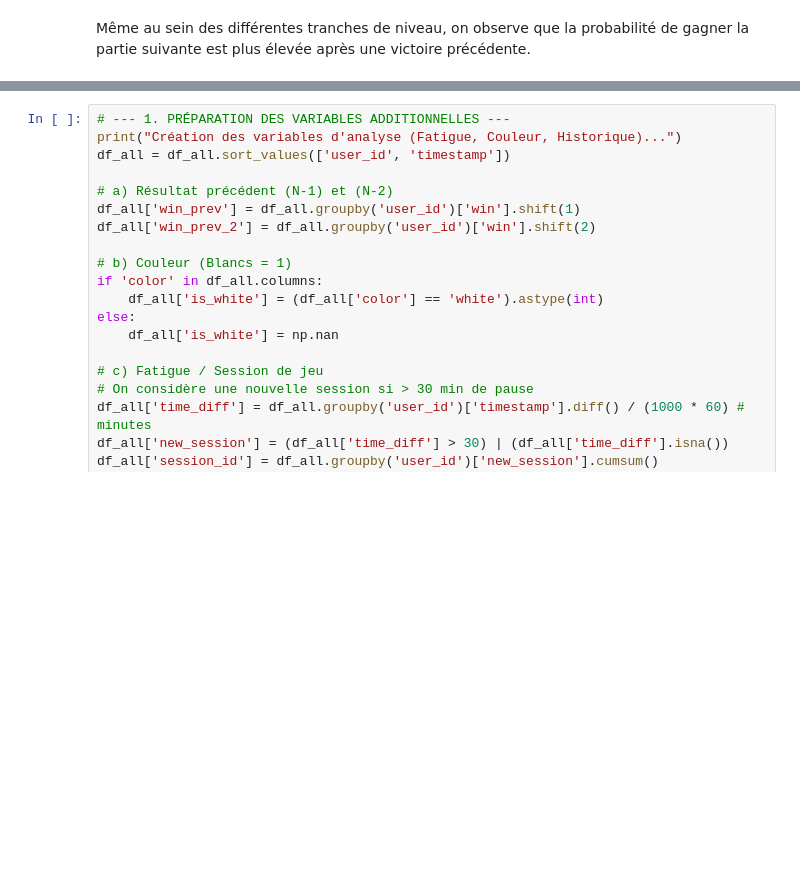
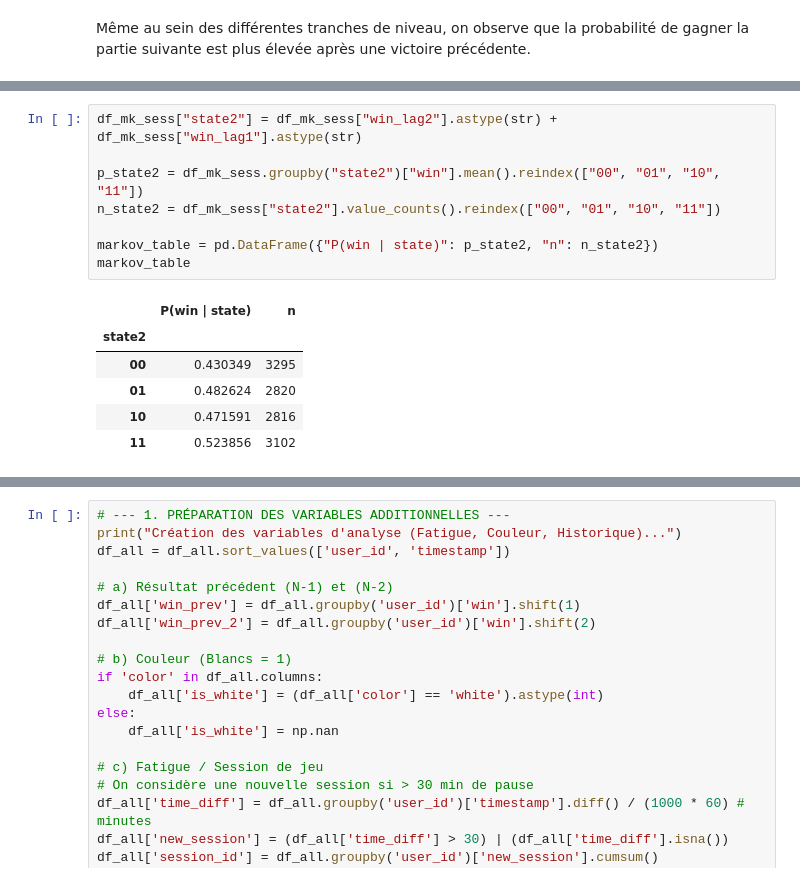
Before and after one commit to tristanTRT/Projet-info-2A, a Jupyter notebook: Scripts_analyse_data/Analyse_data.ipynb, the cells around one changed output, grey strips where cells are left out. Saved outputs shown, nothing was run; the diff lists cells and outputs as text; blank space fills up the shorter version.

```diff
--- a/Scripts_analyse_data/Analyse_data.ipynb
+++ b/Scripts_analyse_data/Analyse_data.ipynb
@@ -390,0 +582,15 @@ Même au sein des différentes tranches de niveau, on observe que la probabilit
+# %%
+df_mk_sess["state2"] = df_mk_sess["win_lag2"].astype(str) + df_mk_sess["win_lag1"].astype(str)
+
+p_state2 = df_mk_sess.groupby("state2")["win"].mean().reindex(["00", "01", "10", "11"])
+n_state2 = df_mk_sess["state2"].value_counts().reindex(["00", "01", "10", "11"])
+
+markov_table = pd.DataFrame({"P(win | state)": p_state2, "n": n_state2})
+markov_table
+# %% [output]
+|  | P(win | state) | n |
+| state2 |  |  |
+| 00 | 0.430349 | 3295 |
+| 01 | 0.482624 | 2820 |
+| 10 | 0.471591 | 2816 |
+| 11 | 0.523856 | 3102 |
```
Also changed, not shown: parts of 30 cells of this notebook.
